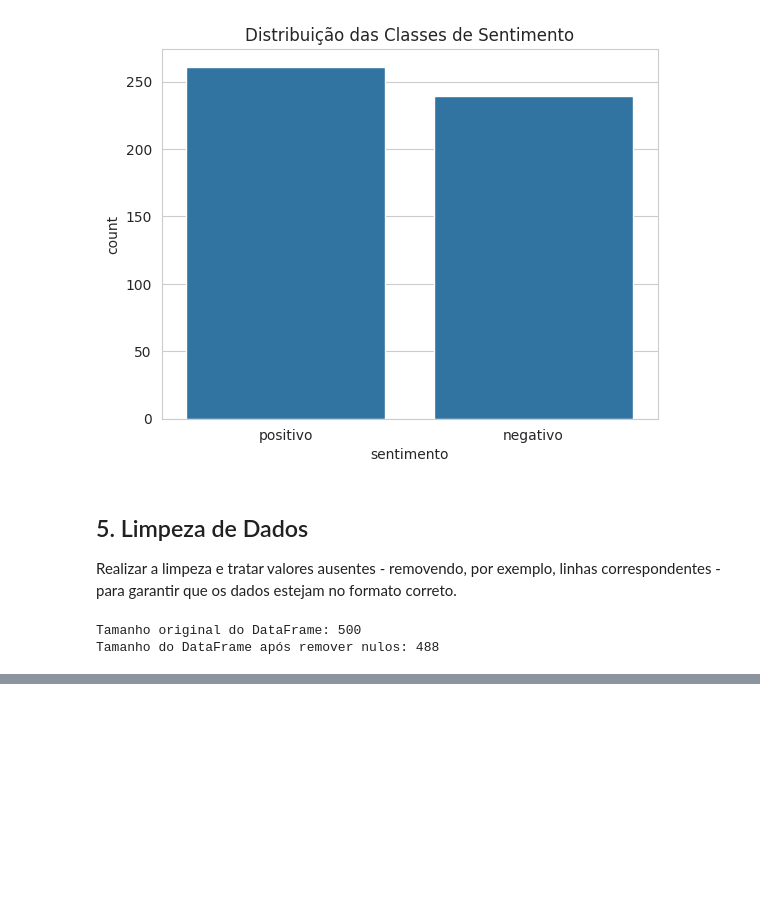
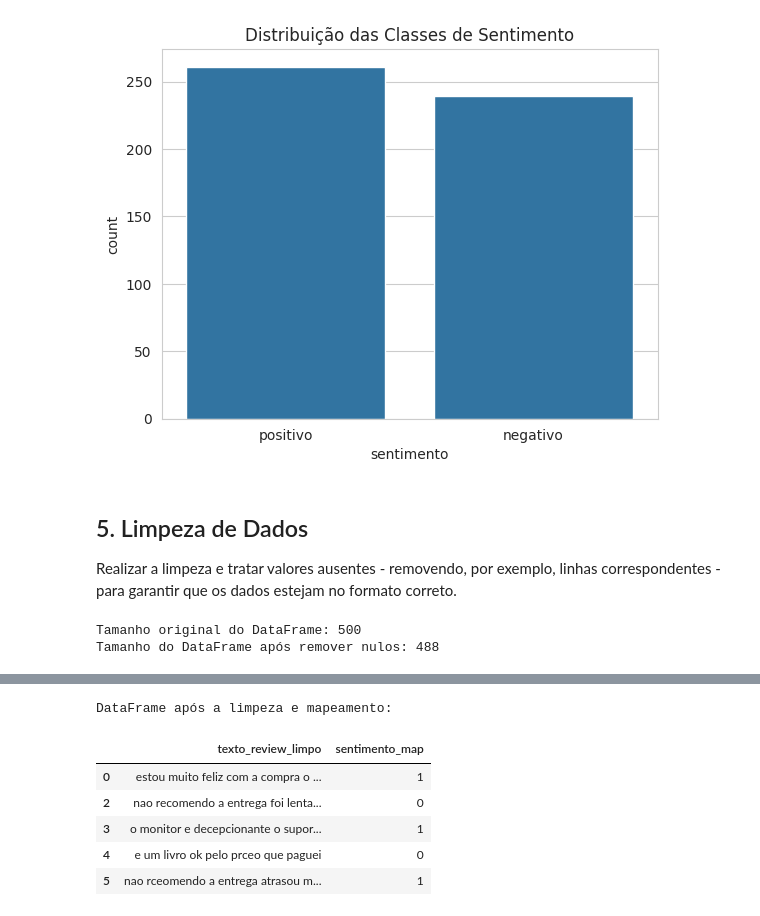
Before and after one commit to Manoel-Moreira/Analise-de-Sentimento-com-Machine-Learning, a Jupyter notebook: Projeto_Analise_Sentimento.ipynb, the cells around one changed output, grey strips where cells are left out. Drawn from its saved outputs; the diff is of its cells as text; code cells hidden in the pictures; blank space fills up the shorter version.

```diff
--- a/Projeto_Analise_Sentimento.ipynb
+++ b/Projeto_Analise_Sentimento.ipynb
@@ -253,0 +273,14 @@ def limpar_texto(texto):
+# %%
+# Como Machine Learning lê somente números, vou pegar meus dados de saída (coluna sentimento) e numerar para 0 ou 1 (mapear os dados)
+df['sentimento_map'] = df['sentimento'].map({'positivo': 1, 'negativo': 0})
+# %%
+print("\nDataFrame após a limpeza e mapeamento:\n")
+df[['texto_review_limpo', 'sentimento_map']].head()
+# %% [output]
+DataFrame após a limpeza e mapeamento:
+|  | texto_review_limpo | sentimento_map |
+| 0 | estou muito feliz com a compra o ... | 1 |
+| 2 | nao recomendo a entrega foi lenta... | 0 |
+| 3 | o monitor e decepcionante o supor... | 1 |
+| 4 | e um livro ok pelo prceo que paguei | 0 |
+| 5 | nao rceomendo a entrega atrasou m... | 1 |
```
Also changed, not shown: parts of 38 cells of this notebook.
